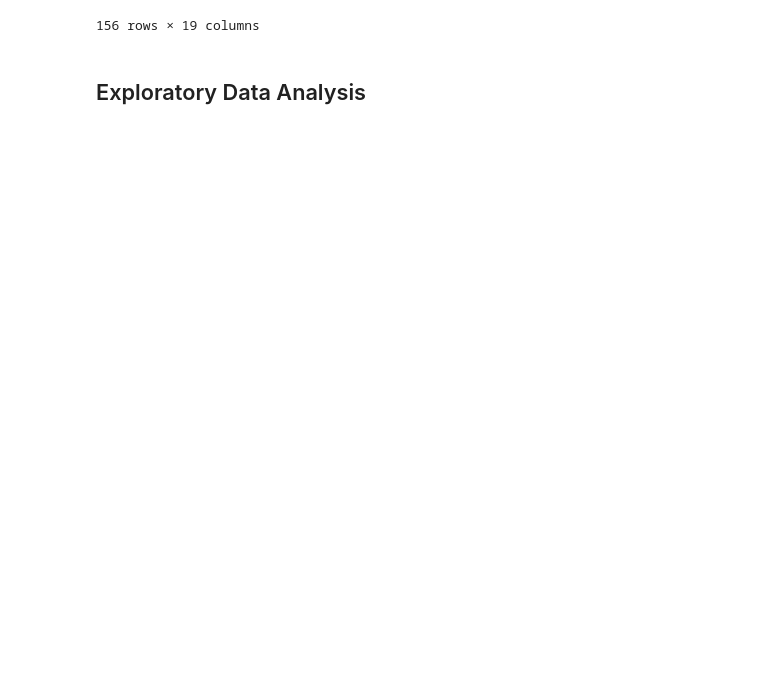
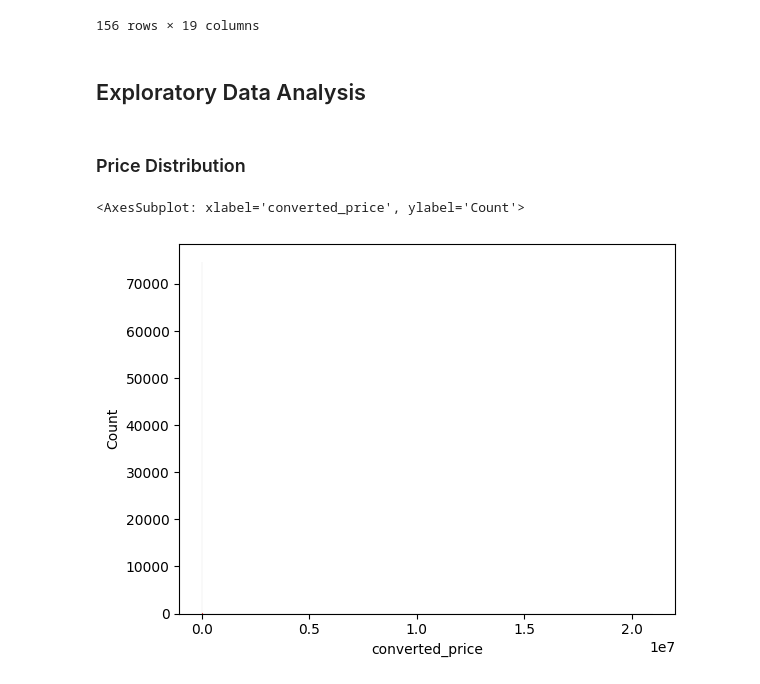
Before and after one commit to ThoroughZed-Analytics/Thoroughzed, a Jupyter notebook: app/data_cleaning.ipynb, the cells around one changed output. Drawn from its saved outputs; the diff is of its cells as text; code cells hidden in the pictures; blank space fills up the shorter version.

Commit message:
added to notebook graphs

```diff
--- a/app/data_cleaning.ipynb
+++ b/app/data_cleaning.ipynb
@@ -85,3 +103,12 @@ test_merge
 156 rows × 19 columns
 # %% [markdown]
 ## Exploratory Data Analysis
+# %% [markdown]
+### Price Distribution
+# %%
+sns.histplot(data = clean_market_data, x='converted_price', bins=1000, color='red')
+# plt.xlim(0,20000)
+# plt.ylim(0,80)
+# %% [output]
+<AxesSubplot: xlabel='converted_price', ylabel='Count'>
+[figure, added]
```
Also changed, not shown: parts of 15 cells of this notebook.
